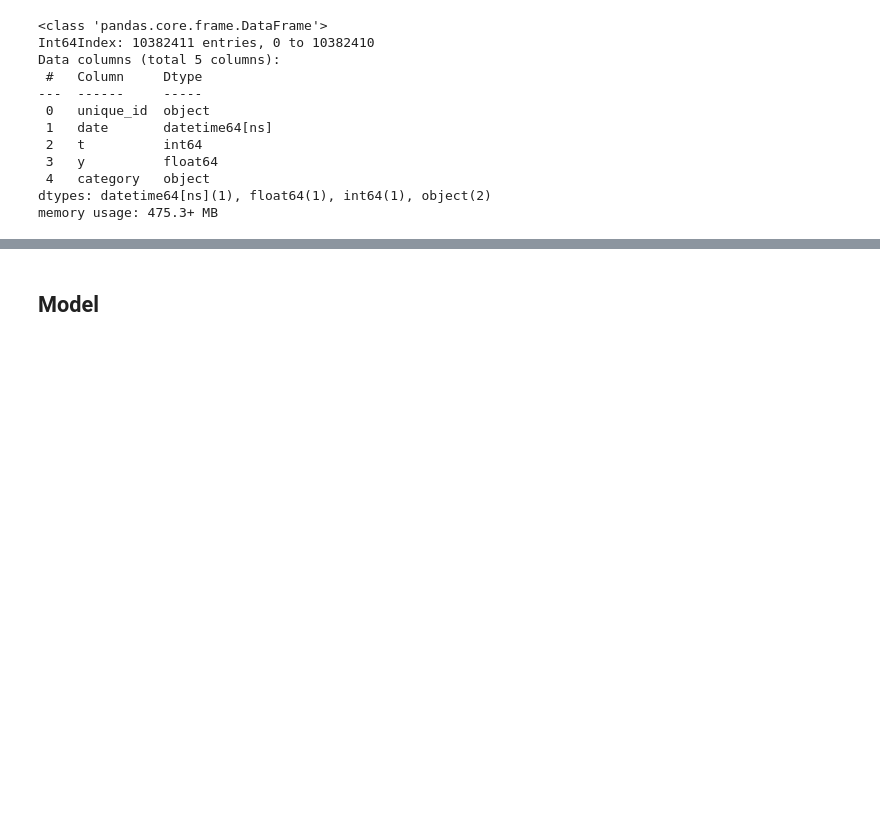
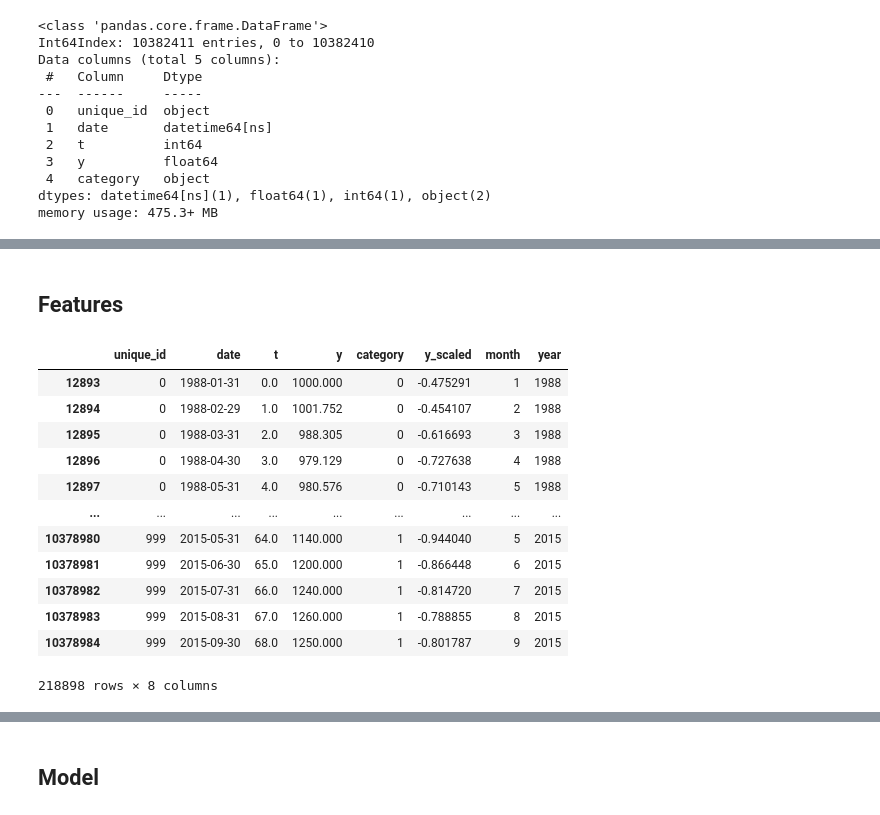
Before and after one commit to coldwhitewinters/m4-forecasting, a Jupyter notebook: notebooks/gluonts-notebook.ipynb, the cells around one changed output, grey strips where cells are left out. Saved outputs shown, nothing was run; the diff lists cells and outputs as text; code cells hidden in the pictures; blank space fills up the shorter version.

```diff
--- a/notebooks/gluonts-notebook.ipynb
+++ b/notebooks/gluonts-notebook.ipynb
@@ -186,0 +202,7 @@ Data written to /home/ec2-user/projects/m4-forecasting/data/session/test/train_d
+# %%
+def sample(df, n):
+    samples = np.random.choice(df.unique_id.unique(), n, replace=False)
+    df = df[df.unique_id.isin(samples)].copy()
+    return df
+# %%
+train_sample_df = sample(train_df, 1000)
@@ -186,0 +225,2 @@ Data written to /home/ec2-user/projects/m4-forecasting/data/session/test/train_d
+# %% [markdown]
+## Features
@@ -186,0 +240,16 @@ Data written to /home/ec2-user/projects/m4-forecasting/data/session/test/train_d
+# %%
+train_sample_df
+# %% [output]
+|  | unique_id | date | t | y | category | y_scaled | month | year |
+| 12893 | 0 | 1988-01-31 | 0.0 | 1000.000 | 0 | -0.475291 | 1 | 1988 |
+| 12894 | 0 | 1988-02-29 | 1.0 | 1001.752 | 0 | -0.454107 | 2 | 1988 |
+| 12895 | 0 | 1988-03-31 | 2.0 | 988.305 | 0 | -0.616693 | 3 | 1988 |
+| 12896 | 0 | 1988-04-30 | 3.0 | 979.129 | 0 | -0.727638 | 4 | 1988 |
+| 12897 | 0 | 1988-05-31 | 4.0 | 980.576 | 0 | -0.710143 | 5 | 1988 |
+| ... | ... | ... | ... | ... | ... | ... | ... | ... |
+| 10378980 | 999 | 2015-05-31 | 64.0 | 1140.000 | 1 | -0.944040 | 5 | 2015 |
+| 10378981 | 999 | 2015-06-30 | 65.0 | 1200.000 | 1 | -0.866448 | 6 | 2015 |
+| 10378982 | 999 | 2015-07-31 | 66.0 | 1240.000 | 1 | -0.814720 | 7 | 2015 |
+| 10378983 | 999 | 2015-08-31 | 67.0 | 1260.000 | 1 | -0.788855 | 8 | 2015 |
+| 10378984 | 999 | 2015-09-30 | 68.0 | 1250.000 | 1 | -0.801787 | 9 | 2015 |
+218898 rows × 8 columns
```
Also changed, not shown: parts of 43 cells of this notebook.
